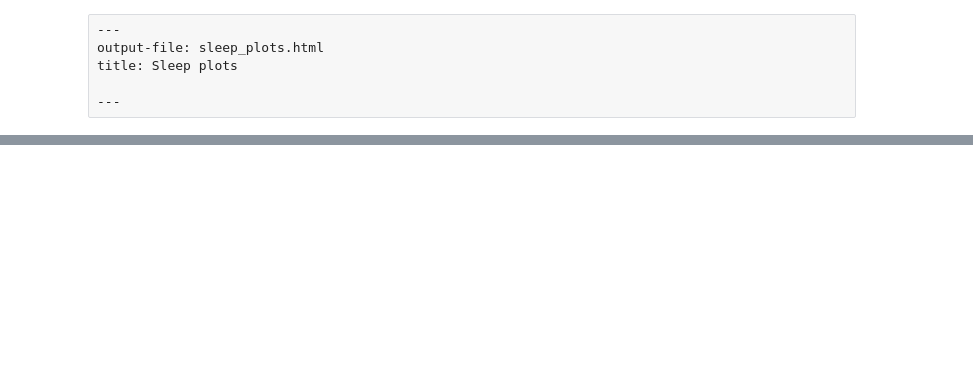
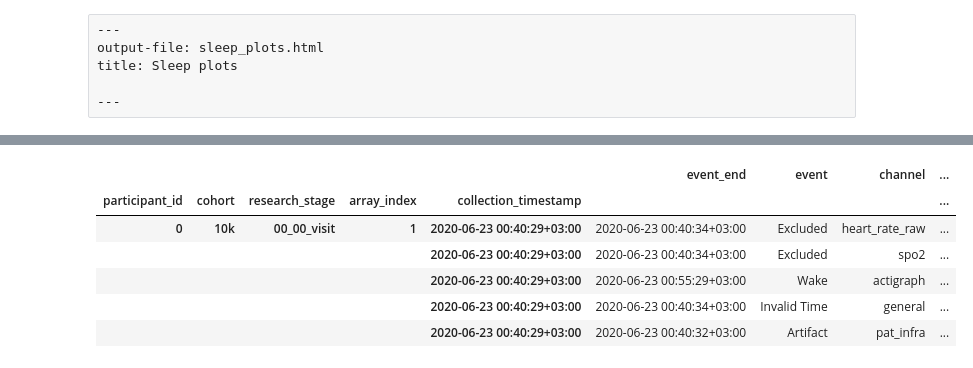
Before and after one commit to PhenoAI/pheno-utils, a Jupyter notebook: nbs/06_sleep_plots.ipynb, the cells around one changed output, grey strips where cells are left out. Cells and saved outputs as stored; diff of their text form; code cells hidden in the pictures; blank space fills up the shorter version.

```diff
--- a/nbs/06_sleep_plots.ipynb
+++ b/nbs/06_sleep_plots.ipynb
@@ -323,0 +274,11 @@ def get_legend_colors(cmap='muted'):
+# %%
+#| eval: false
+events_df.head(5)
+# %% [output]
+|  |  |  |  |  | event_end | event | channel | ... |
+| participant_id | cohort | research_stage | array_index | collection_timestamp |  |  |  | ... |
+| 0 | 10k | 00_00_visit | 1 | 2020-06-23 00:40:29+03:00 | 2020-06-23 00:40:34+03:00 | Excluded | heart_rate_raw | ... |
+|  |  |  |  | 2020-06-23 00:40:29+03:00 | 2020-06-23 00:40:34+03:00 | Excluded | spo2 | ... |
+|  |  |  |  | 2020-06-23 00:40:29+03:00 | 2020-06-23 00:55:29+03:00 | Wake | actigraph | ... |
+|  |  |  |  | 2020-06-23 00:40:29+03:00 | 2020-06-23 00:40:34+03:00 | Invalid Time | general | ... |
+|  |  |  |  | 2020-06-23 00:40:29+03:00 | 2020-06-23 00:40:32+03:00 | Artifact | pat_infra | ... |
```
Also changed, not shown: parts of 10 cells of this notebook, 17 other files.
